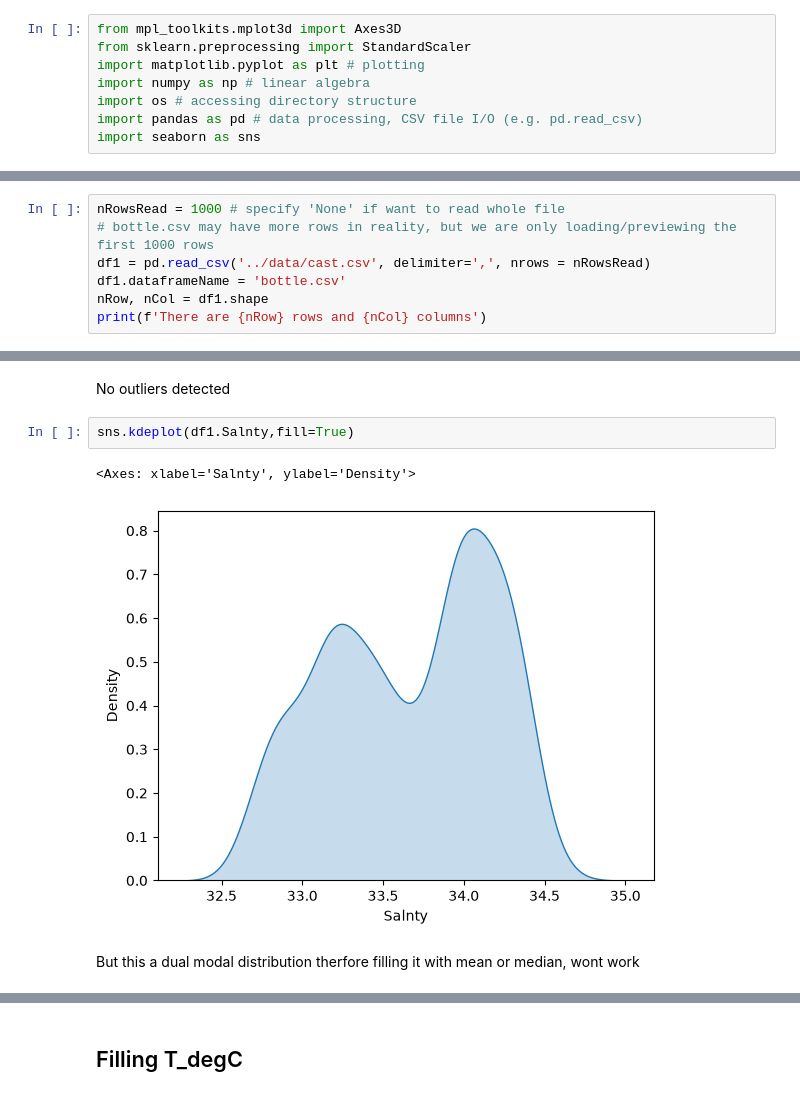
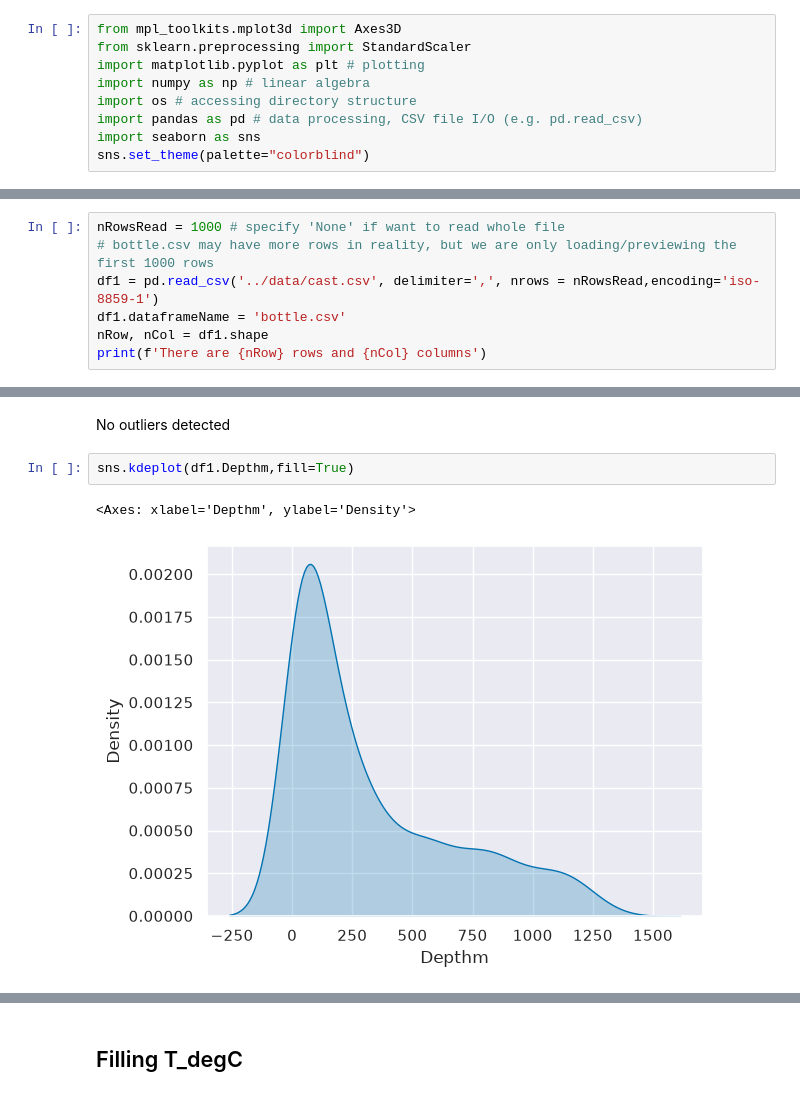
Before and after one commit to beppvis/23CSE301-Machine-Learning-Project, a Jupyter notebook: notebooks/regression.ipynb, the cells around one changed output, grey strips where cells are left out. Cells and saved outputs as stored; diff of their text form.

```diff
--- a/notebooks/regression.ipynb
+++ b/notebooks/regression.ipynb
@@ -12,6 +11,7 @@ import numpy as np # linear algebra
 import os # accessing directory structure
 import pandas as pd # data processing, CSV file I/O (e.g. pd.read_csv)
 import seaborn as sns
+sns.set_theme(palette="colorblind")
 # %% [markdown]
 There are 2 csv files in the current version of the dataset:
 # %%
@@ -23,7 +23,7 @@ print(os.listdir('../data/'))
 # %%
 nRowsRead = 1000 # specify 'None' if want to read whole file
 # bottle.csv may have more rows in reality, but we are only loading/previewing the first 1000 rows
-df1 = pd.read_csv('../data/cast.csv', delimiter=',', nrows = nRowsRead)
+df1 = pd.read_csv('../data/cast.csv', delimiter=',', nrows = nRowsRead,encoding='iso-8859-1')
 df1.dataframeName = 'bottle.csv'
 nRow, nCol = df1.shape
 print(f'There are {nRow} rows and {nCol} columns')
@@ -150,9 +160,7 @@ box_plot_per_cast_for_col('Salnty')
 # %% [markdown]
 No outliers detected
 # %%
-sns.kdeplot(df1.Salnty,fill=True)
+sns.kdeplot(df1.Depthm,fill=True)
 # %% [output]
-<Axes: xlabel='Salnty', ylabel='Density'>
+<Axes: xlabel='Depthm', ylabel='Density'>
-[figure, old version]
+[figure, new version]
-# %% [markdown]
-But this a dual modal distribution therfore filling it with mean or median, wont work
```
Also changed, not shown: parts of 71 cells of this notebook, 1 other file.
